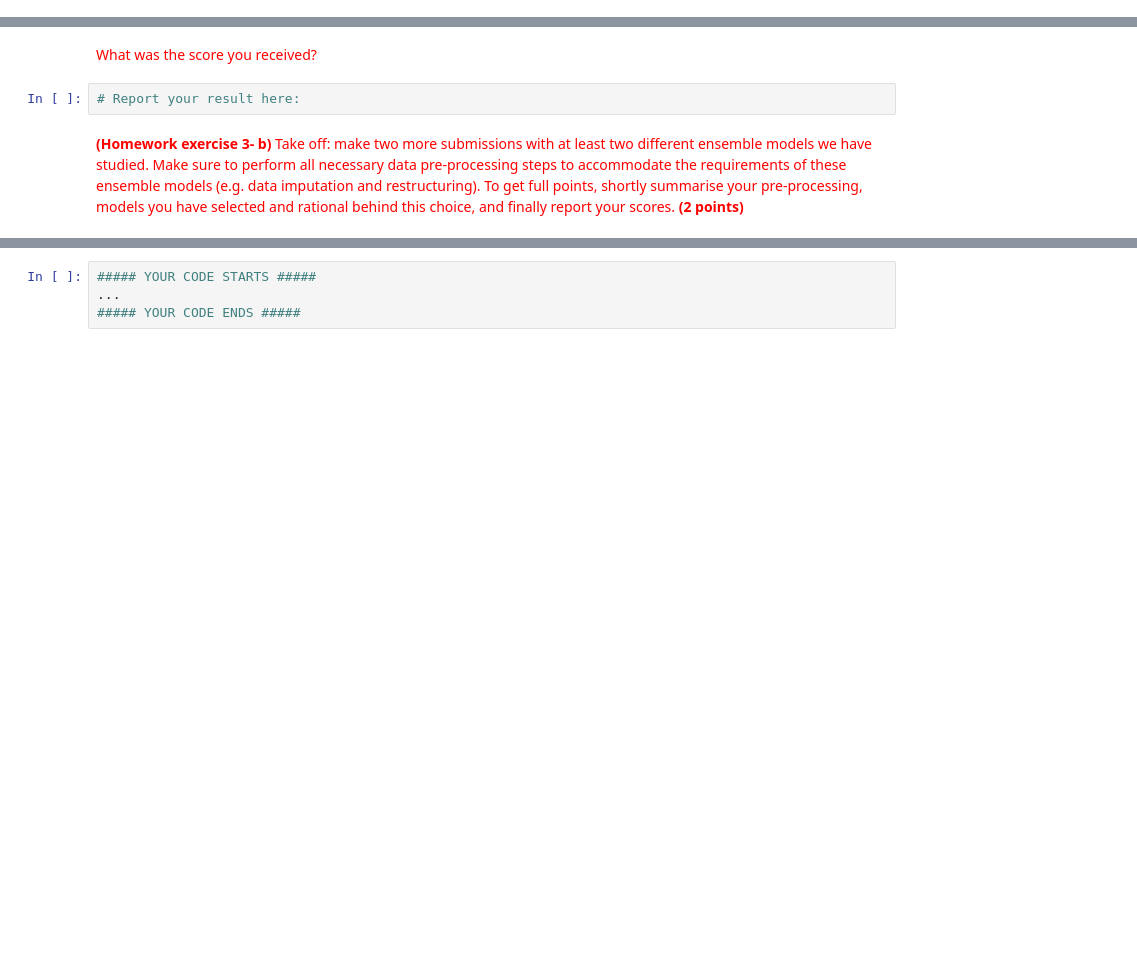
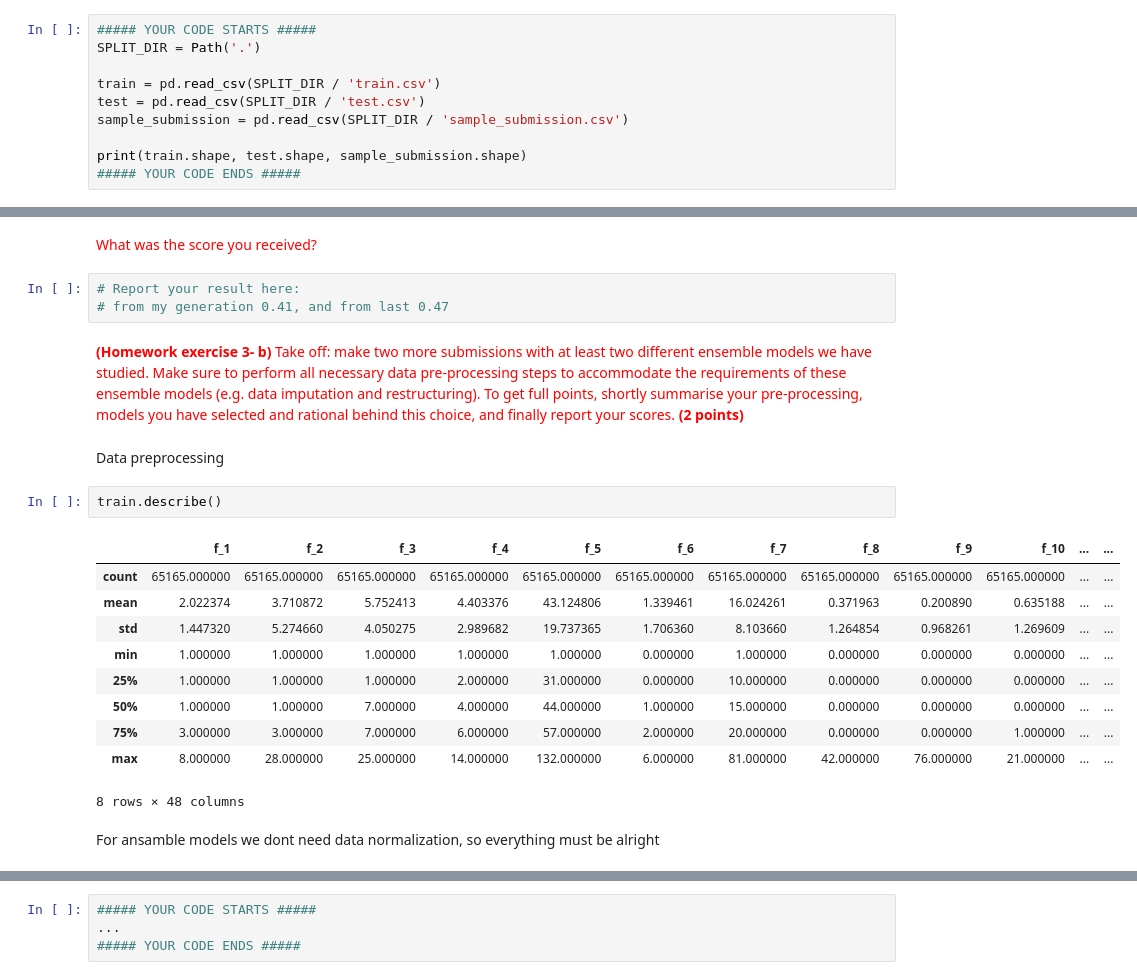
Before and after one commit to zakhar-guzii/ML_HW5, a Jupyter notebook: 5_Ensemblelearning_HW.ipynb, the cells around one changed output, grey strips where cells are left out. Drawn from its saved outputs; the diff is of its cells as text; blank space fills up the shorter version.

Commit message:
started third task

```diff
--- a/5_Ensemblelearning_HW.ipynb
+++ b/5_Ensemblelearning_HW.ipynb
@@ -408,0 +428,10 @@ files.upload();
+# %%
+##### YOUR CODE STARTS #####
+SPLIT_DIR = Path('.')
+
+train = pd.read_csv(SPLIT_DIR / 'train.csv')
+test = pd.read_csv(SPLIT_DIR / 'test.csv')
+sample_submission = pd.read_csv(SPLIT_DIR / 'sample_submission.csv')
+
+print(train.shape, test.shape, sample_submission.shape)
+##### YOUR CODE ENDS #####
@@ -448,5 +513,23 @@ import json
 <font color='red'> What was the score you received? </font>
 # %%
 # Report your result here:
+# from my generation 0.41, and from last 0.47
 # %% [markdown]
 <font color='red'> **(Homework exercise 3- b)** Take off: make two more submissions with at least two different ensemble models we have studied. Make sure to perform all necessary data pre-processing steps to accommodate the requirements of these ensemble models (e.g. data imputation and restructuring). To get full points, shortly summarise your pre-processing, models you have selected and rational behind this choice, and finally report your scores. **(2 points)** </font>
+# %% [markdown]
+Data preprocessing
+# %%
+train.describe()
+# %% [output]
+|  | f_1 | f_2 | f_3 | f_4 | f_5 | f_6 | f_7 | f_8 | f_9 | f_10 | ... | ... |
+| count | 65165.000000 | 65165.000000 | 65165.000000 | 65165.000000 | 65165.000000 | 65165.000000 | 65165.000000 | 65165.000000 | 65165.000000 | 65165.000000 | ... | ... |
+| mean | 2.022374 | 3.710872 | 5.752413 | 4.403376 | 43.124806 | 1.339461 | 16.024261 | 0.371963 | 0.200890 | 0.635188 | ... | ... |
+| std | 1.447320 | 5.274660 | 4.050275 | 2.989682 | 19.737365 | 1.706360 | 8.103660 | 1.264854 | 0.968261 | 1.269609 | ... | ... |
+| min | 1.000000 | 1.000000 | 1.000000 | 1.000000 | 1.000000 | 0.000000 | 1.000000 | 0.000000 | 0.000000 | 0.000000 | ... | ... |
+| 25% | 1.000000 | 1.000000 | 1.000000 | 2.000000 | 31.000000 | 0.000000 | 10.000000 | 0.000000 | 0.000000 | 0.000000 | ... | ... |
+| 50% | 1.000000 | 1.000000 | 7.000000 | 4.000000 | 44.000000 | 1.000000 | 15.000000 | 0.000000 | 0.000000 | 0.000000 | ... | ... |
+| 75% | 3.000000 | 3.000000 | 7.000000 | 6.000000 | 57.000000 | 2.000000 | 20.000000 | 0.000000 | 0.000000 | 1.000000 | ... | ... |
+| max | 8.000000 | 28.000000 | 25.000000 | 14.000000 | 132.000000 | 6.000000 | 81.000000 | 42.000000 | 76.000000 | 21.000000 | ... | ... |
+8 rows × 48 columns
+# %% [markdown]
+For ansamble models we dont need data normalization, so everything must be alright
```
Also changed, not shown: parts of 17 cells of this notebook.
